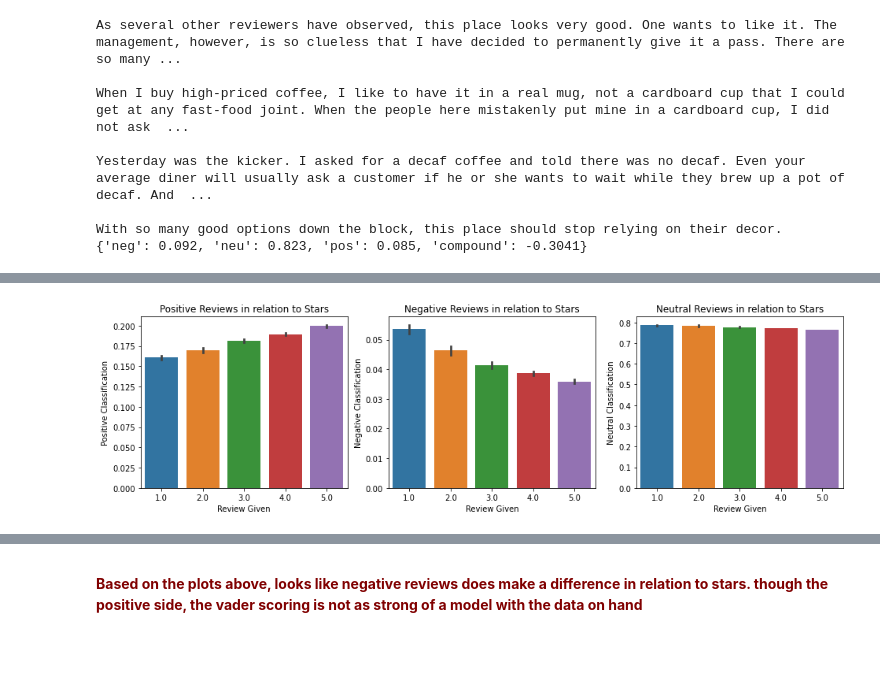
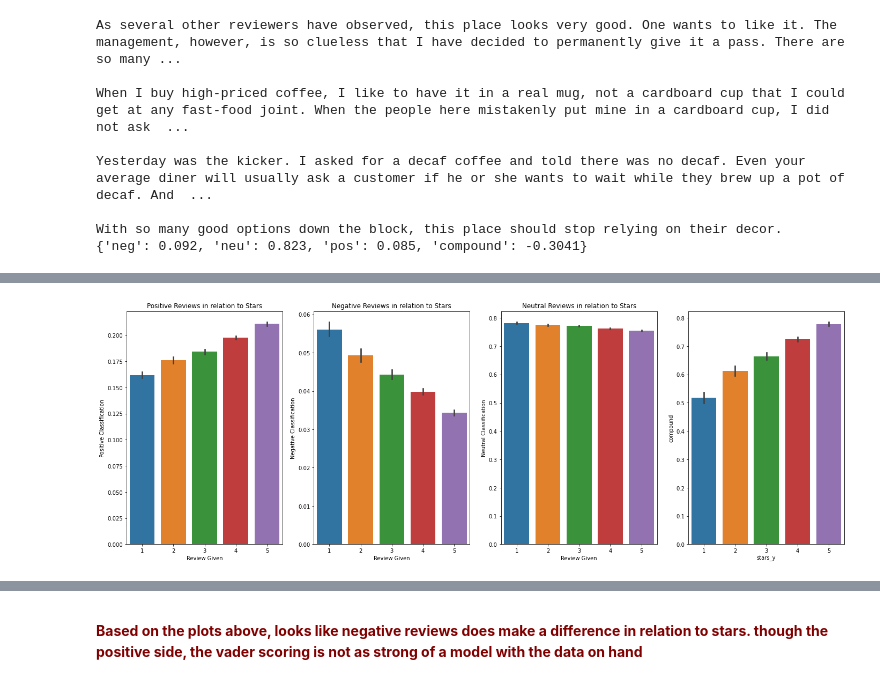
Before and after one commit to ksjhe/CMPT353-Yelp-Sentiment, a Jupyter notebook: 4b. Sentiment Modeling (Researched Models).ipynb, the cells around one changed output, grey strips where cells are left out. Cells and saved outputs as stored; diff of their text form; code cells hidden in the pictures; blank space fills up the shorter version.

```diff
--- a/4b. Sentiment Modeling (Researched Models).ipynb
+++ b/4b. Sentiment Modeling (Researched Models).ipynb
@@ -24,6 +24,27 @@ df.head(5)
 | 3 | WKMJwqnfZKsAae75RMP6jA | Roast Coffeehouse and Wine Bar | 10359 104 Street NW | Edmonton | AB | T5J 1B9 | 53.546045 | -113.499169 | 4.0 | ... |
 | 4 | WKMJwqnfZKsAae75RMP6jA | Roast Coffeehouse and Wine Bar | 10359 104 Street NW | Edmonton | AB | T5J 1B9 | 53.546045 | -113.499169 | 4.0 | ... |
 5 rows × 22 columns
+# %%
+def plotter(df):
+    #It's plotting time. seaborn style.
+
+    fig , axes = plt.subplots(1,4,figsize = (24,8))
+    sns.barplot(data=df, x='stars_y', y= 'pos', ax=axes[0])
+    sns.barplot(data=df, x='stars_y', y= 'neg', ax=axes[1])
+    sns.barplot(data=df, x='stars_y', y= 'neu', ax=axes[2])
+    sns.barplot(data=df, x='stars_y', y= 'compound', ax=axes[3])
+
+    axes[0].set(xlabel='Review Given', ylabel='Positive Classification' )
+    axes[1].set(xlabel='Review Given', ylabel='Negative Classification')
+    axes[2].set(xlabel='Review Given', ylabel='Neutral Classification')
+
+
+    axes[0].set_title('Positive Reviews in relation to Stars')
+    axes[1].set_title('Negative Reviews in relation to Stars')
+    axes[2].set_title('Neutral Reviews in relation to Stars')
+    plt.show()
+
+#plotter function for models
 # %% [markdown]
 ## 1. VADER model
 
@@ -119,19 +147,4 @@ dfscorevaders
-# %%
-#It's plotting time. seaborn style.
-
-fig , axes = plt.subplots(1,3,figsize = (16,4))
-sns.barplot(data=dfscorevaders, x='stars_y', y= 'pos', ax=axes[0])
-sns.barplot(data=dfscorevaders, x='stars_y', y= 'neg', ax=axes[1])
-sns.barplot(data=dfscorevaders, x='stars_y', y= 'neu', ax=axes[2])
-
-axes[0].set(xlabel='Review Given', ylabel='Positive Classification' )
-axes[1].set(xlabel='Review Given', ylabel='Negative Classification')
-axes[2].set(xlabel='Review Given', ylabel='Neutral Classification')
-
-
-axes[0].set_title('Positive Reviews in relation to Stars')
-axes[1].set_title('Negative Reviews in relation to Stars')
-axes[2].set_title('Neutral Reviews in relation to Stars')
-plt.show()
-# %% [output]
-[figure, removed]
+# %%
+plotter(dfscorevaders)
+# %% [output]
+[figure, added]
```
Also changed, not shown: parts of 24 cells of this notebook, 3 other files.
